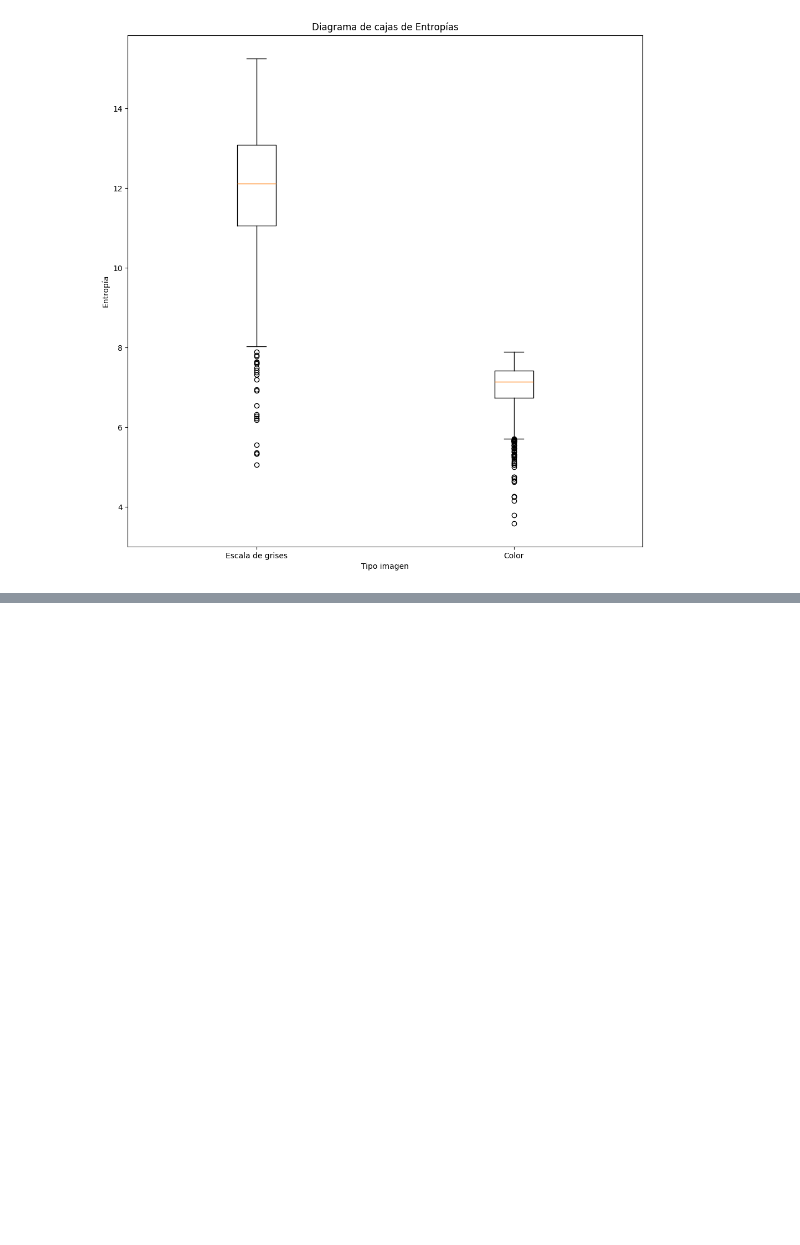
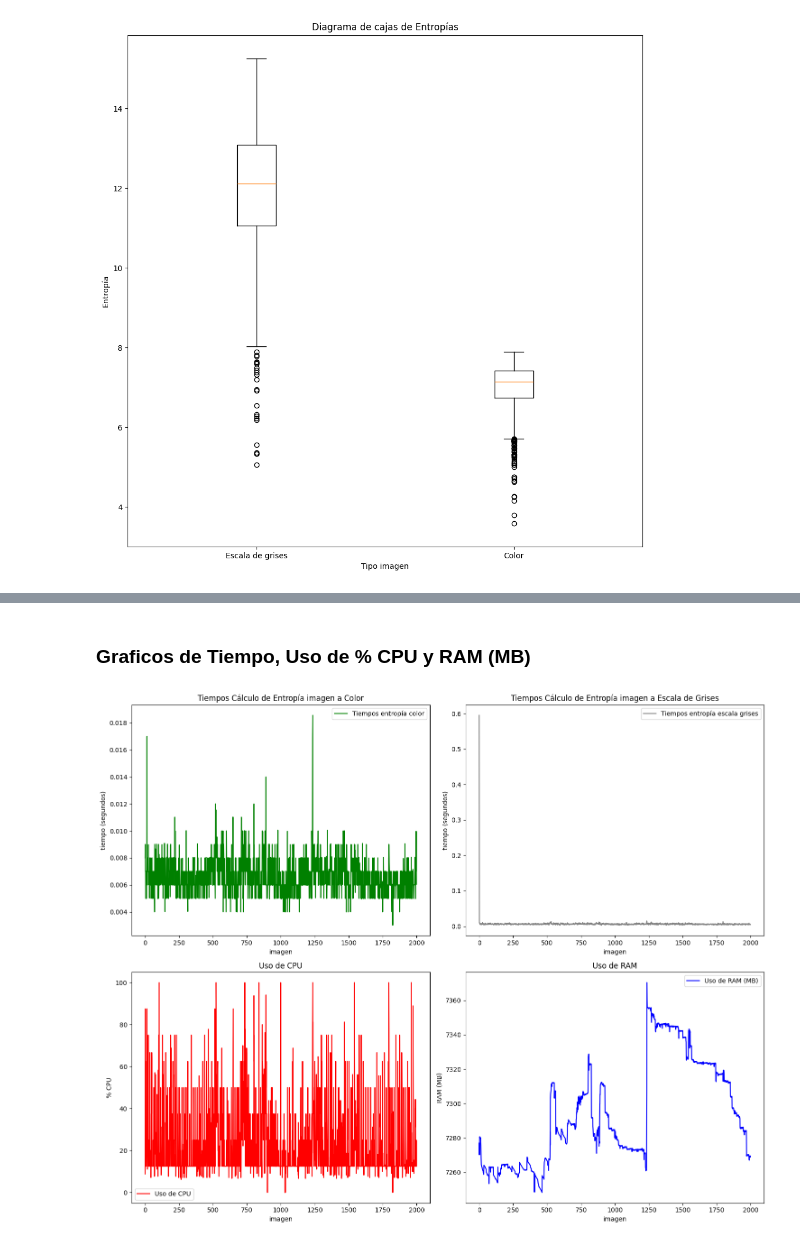
Before and after one commit to juandtap/vision_practica0, a Jupyter notebook: informe_practica_entropia.ipynb, the cells around one changed output, grey strips where cells are left out. Saved outputs shown, nothing was run; the diff lists cells and outputs as text; code cells hidden in the pictures; blank space fills up the shorter version.

```diff
--- a/informe_practica_entropia.ipynb
+++ b/informe_practica_entropia.ipynb
@@ -147,0 +164,48 @@ plt.show()
+# %% [markdown]
+### Graficos de Tiempo, Uso de % CPU y RAM (MB)
+# %%
+# graficos metricas
+
+plt.figure(figsize=(15,12))
+
+    # Gráfico 1: Tiempos de cálculo de entropía imagen a color
+plt.subplot(2, 2, 1)
+plt.plot(range(len(tiempos_color)), tiempos_color, label='Tiempos entropía color', color='green')
+plt.xlabel('imagen')
+plt.ylabel('tiempo (segundos)')
+plt.title('Tiempos Cálculo de Entropía imagen a Color')
+plt.legend()
+
+
+    # Gráfico 2: Tiempos de cálculo de entropía imagen a escala de grises
+plt.subplot(2, 2, 2)
+plt.plot(range(len(tiempos_gris)), tiempos_gris, label='Tiempos entropía escala grises', color='gray')
+plt.xlabel('imagen')
+plt.ylabel('tiempo (segundos)')
+plt.title('Tiempos Cálculo de Entropía imagen a Escala de Grises')
+plt.legend()
+
+
+    # Gráfico 3: Uso de CPU
+plt.subplot(2, 2, 3)
+plt.plot(range(len(uso_cpu)), uso_cpu, label='Uso de CPU', color='red')
+plt.xlabel('imagen')
+plt.ylabel('% CPU')
+plt.title('Uso de CPU')
+plt.legend()
+
+
+    # Gráfico 4: Uso de RAM
+plt.subplot(2, 2, 4)
+plt.plot(range(len(memoria_ram_mb)), memoria_ram_mb, label='Uso de RAM (MB)', color='blue')
+plt.xlabel('imagen')
+plt.ylabel('RAM (MB)')
+plt.title('Uso de RAM')
+plt.legend()
+
+
+    # Ajustar el espacio entre los gráficos
+plt.tight_layout()
+plt.show()
+# %% [output]
+[figure, added]
```
Also changed, not shown: parts of 10 cells of this notebook, 1 other file.
